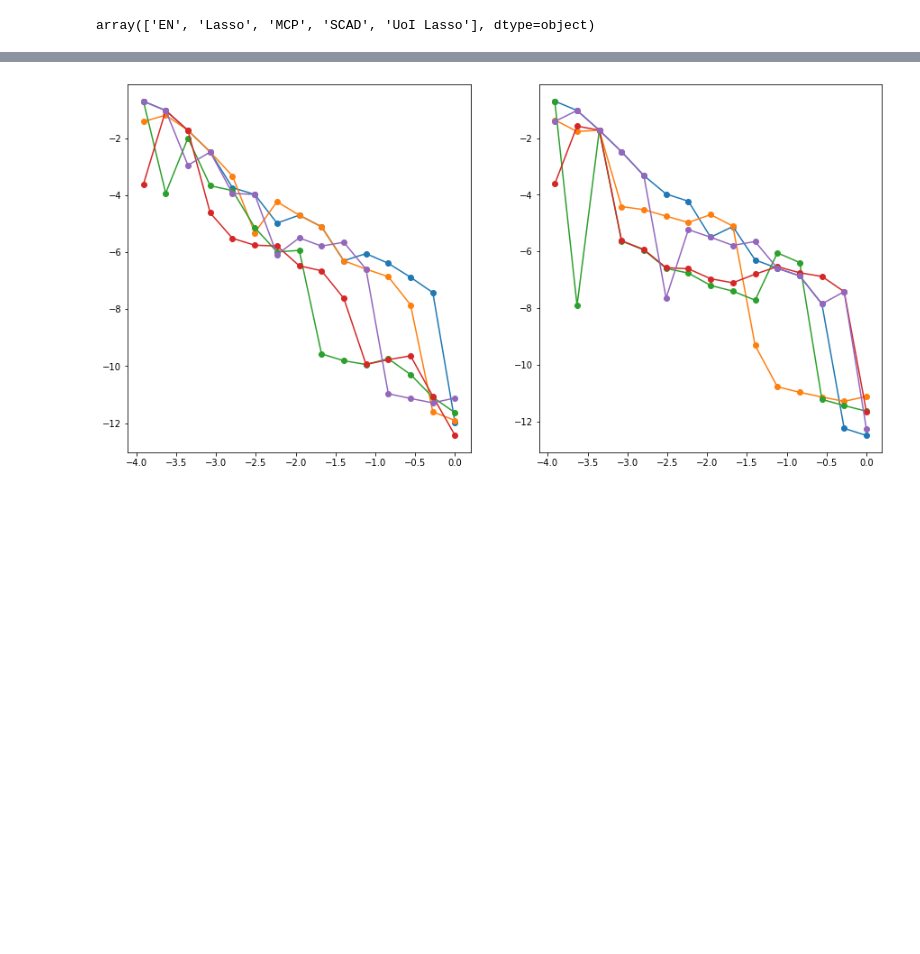
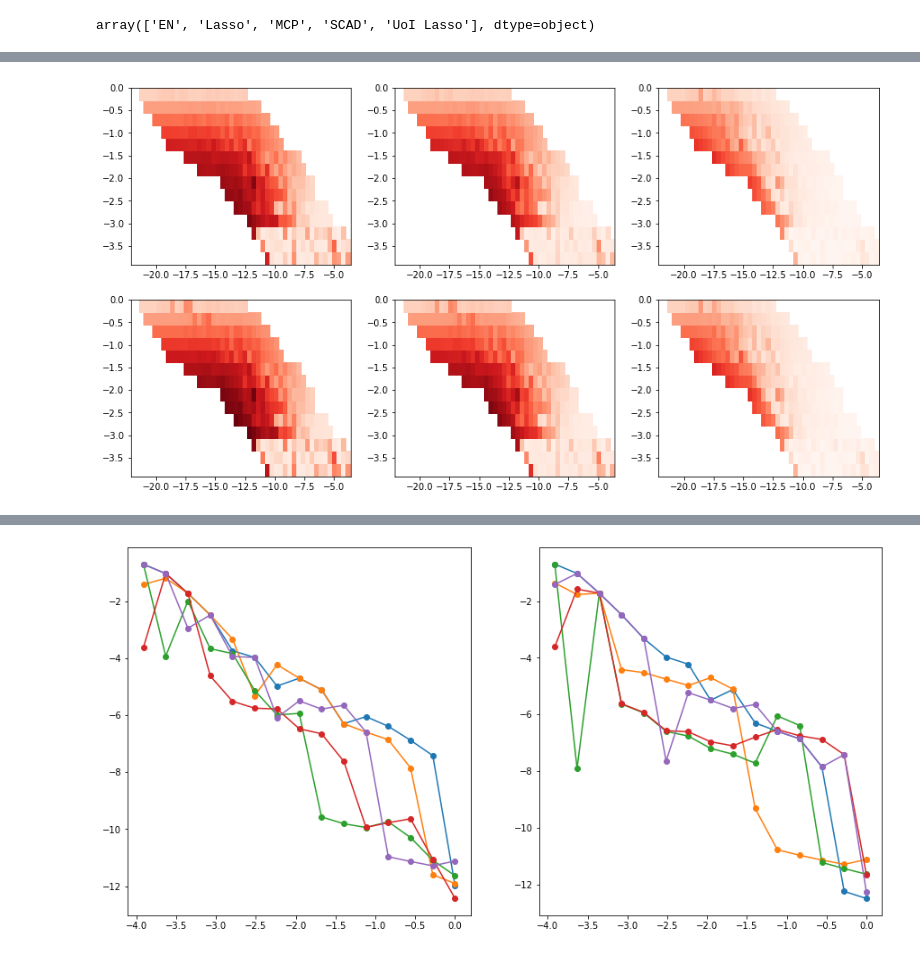
Before and after one commit to akumar01/uoicorr_analysis, a Jupyter notebook: notebooks/finalfinal/sigmoid_takeaways.ipynb, the cells around one changed output, grey strips where cells are left out. Cells and saved outputs as stored; diff of their text form; code cells hidden in the pictures; blank space fills up the shorter version.

```diff
--- a/notebooks/finalfinal/sigmoid_takeaways.ipynb
+++ b/notebooks/finalfinal/sigmoid_takeaways.ipynb
@@ -237,0 +259,8 @@ pdb.set_trace()
+# %%
+fig, ax = plt.subplots(2, 3, figsize=(15, 8))
+
+for i in range(3):
+        ax[0, i].pcolormesh(Y[i], np.log(sparsity), Z1[i], vmin=0.2, vmax=1, cmap='Reds_r')
+        ax[1, i].pcolormesh(Y[i], np.log(sparsity), Z2[i], vmin=0.2, vmax=1, cmap='Reds_r')
+# %% [output]
+[figure, added]
```
Also changed, not shown: parts of 4 cells of this notebook.
